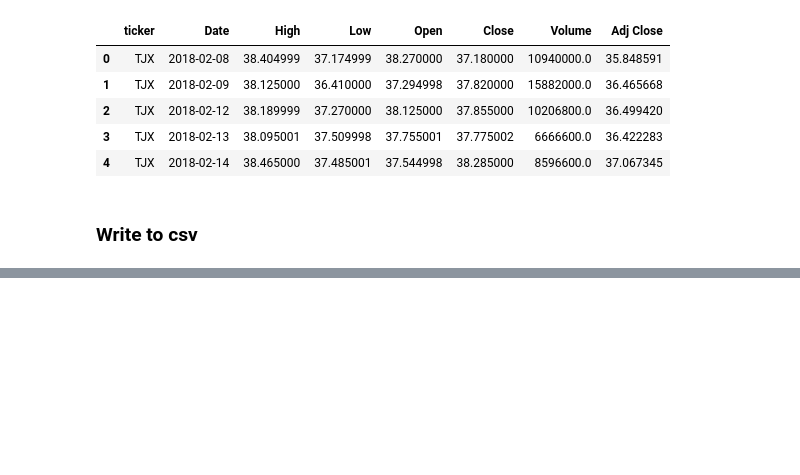
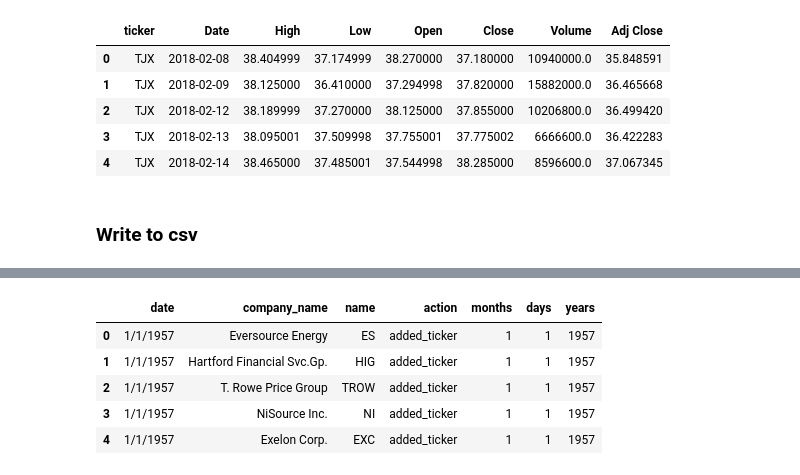
Before and after one commit to mguner-data/ETL-Project-SP500, a Jupyter notebook: Yahoo_Finance_Data.ipynb, the cells around one changed output, grey strips where cells are left out. Saved outputs shown, nothing was run; the diff lists cells and outputs as text; code cells hidden in the pictures; blank space fills up the shorter version.

```diff
--- a/Yahoo_Finance_Data.ipynb
+++ b/Yahoo_Finance_Data.ipynb
@@ -172,0 +199,3 @@ df2.to_csv('SP500_from18_to20.csv', index=False)
+# %%
+historical_add_remove_df=pd.read_csv('SP500_Component_History.csv')
+historical_add_remove_df.head()
@@ -172,0 +294,18 @@ df2.to_csv('SP500_from18_to20.csv', index=False)
+# %%
+# Parse date for historical add remove dataset
+add_remove=historical_add_remove_df['date'].to_list()
+series_add_remove_date = pd.Series(add_remove)
+df_dates3=series_add_remove_date.str.split(pat="/", expand=True)
+df_dates3.to_csv("Test3.csv",index=False)
+df_read3=pd.read_csv('Test3.csv')
+df_read3.columns=["months","days","years"]
+#Merge with historical_add_remove dataframe
+added_removed_SP500_df=pd.concat([historical_add_remove_df, df_read3], axis=1)
+added_removed_SP500_df.head()
+# %% [output]
+|  | date | company_name | name | action | months | days | years |
+| 0 | 1/1/1957 | Eversource Energy | ES | added_ticker | 1 | 1 | 1957 |
+| 1 | 1/1/1957 | Hartford Financial Svc.Gp. | HIG | added_ticker | 1 | 1 | 1957 |
+| 2 | 1/1/1957 | T. Rowe Price Group | TROW | added_ticker | 1 | 1 | 1957 |
+| 3 | 1/1/1957 | NiSource Inc. | NI | added_ticker | 1 | 1 | 1957 |
+| 4 | 1/1/1957 | Exelon Corp. | EXC | added_ticker | 1 | 1 | 1957 |
```
Also changed, not shown: parts of 16 cells of this notebook.
